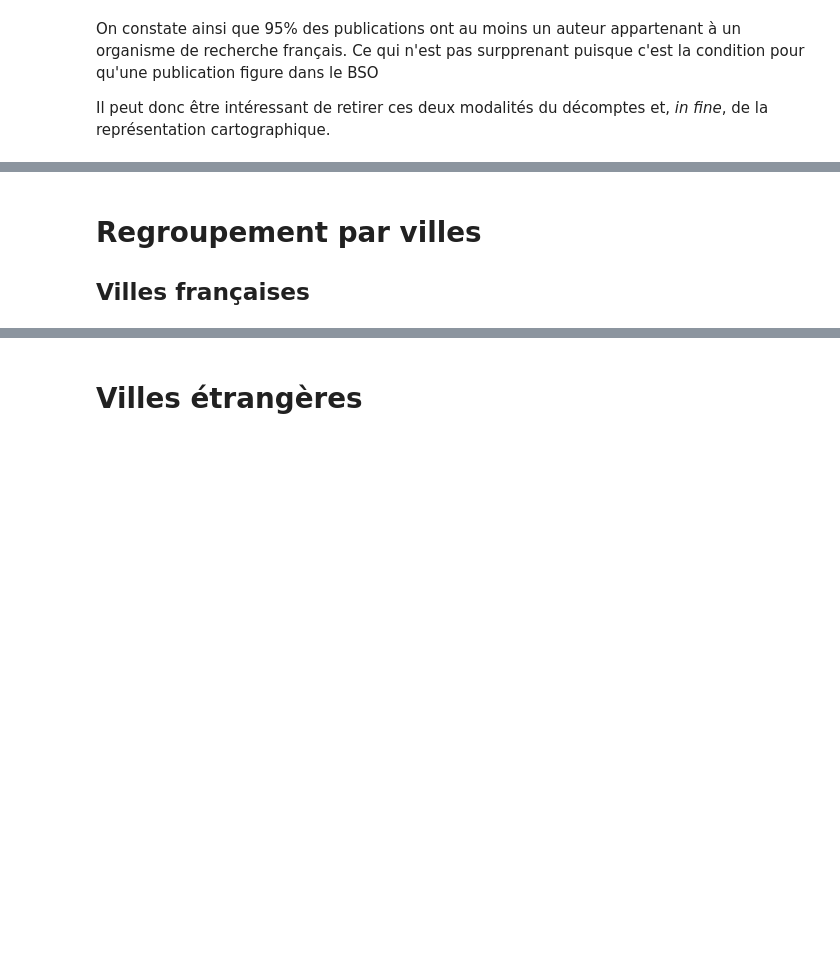
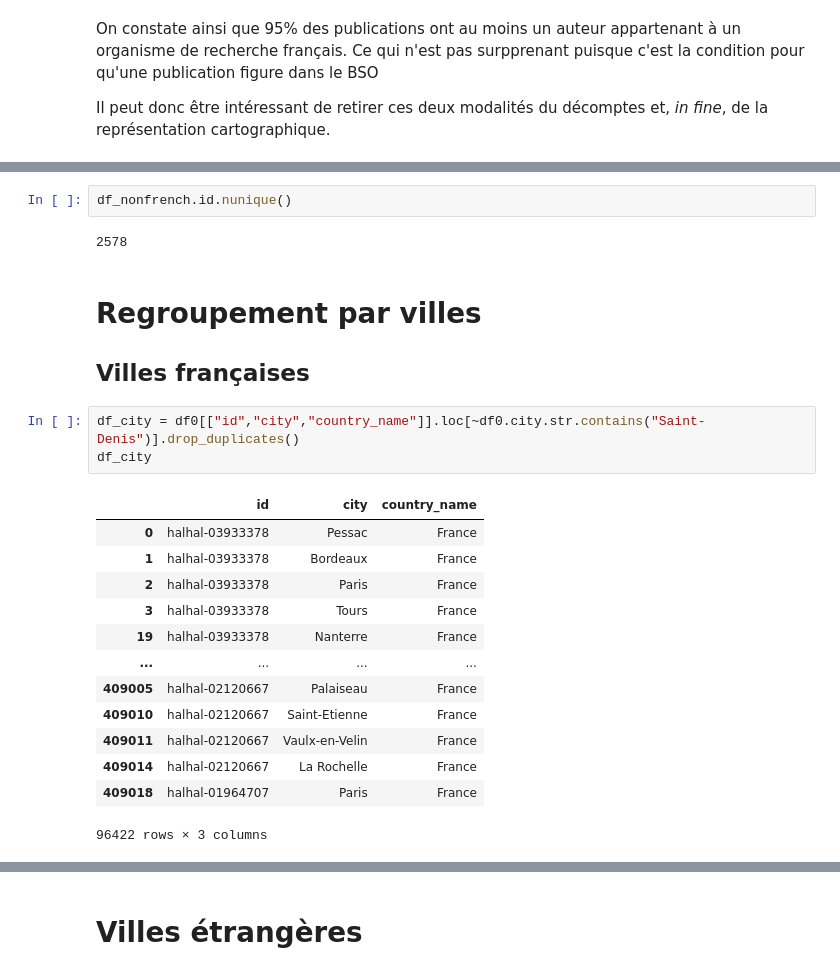
Before and after one commit to luneauaymeric/bso_p8, a Jupyter notebook: 1_data_analysis_and_vis/geographic_analyse/countries_coauthor.ipynb, the cells around one changed output, grey strips where cells are left out. Saved outputs shown, nothing was run; the diff lists cells and outputs as text; blank space fills up the shorter version.

```diff
--- a/1_data_analysis_and_vis/geographic_analyse/countries_coauthor.ipynb
+++ b/1_data_analysis_and_vis/geographic_analyse/countries_coauthor.ipynb
@@ -80,5 +133,26 @@ freq_country.head(10)
+# %%
+df_nonfrench.id.nunique()
+# %% [output]
+2578
 # %% [markdown]
 # Regroupement par villes
 
 ## Villes françaises
+# %%
+df_city = df0[["id","city","country_name"]].loc[~df0.city.str.contains("Saint-Denis")].drop_duplicates()
+df_city
+# %% [output]
+|  | id | city | country_name |
+| 0 | halhal-03933378 | Pessac | France |
+| 1 | halhal-03933378 | Bordeaux | France |
+| 2 | halhal-03933378 | Paris | France |
+| 3 | halhal-03933378 | Tours | France |
+| 19 | halhal-03933378 | Nanterre | France |
+| ... | ... | ... | ... |
+| 409005 | halhal-02120667 | Palaiseau | France |
+| 409010 | halhal-02120667 | Saint-Etienne | France |
+| 409011 | halhal-02120667 | Vaulx-en-Velin | France |
+| 409014 | halhal-02120667 | La Rochelle | France |
+| 409018 | halhal-01964707 | Paris | France |
+96422 rows × 3 columns
 # %%
```
Also changed, not shown: parts of 12 cells of this notebook, 1 other file.
